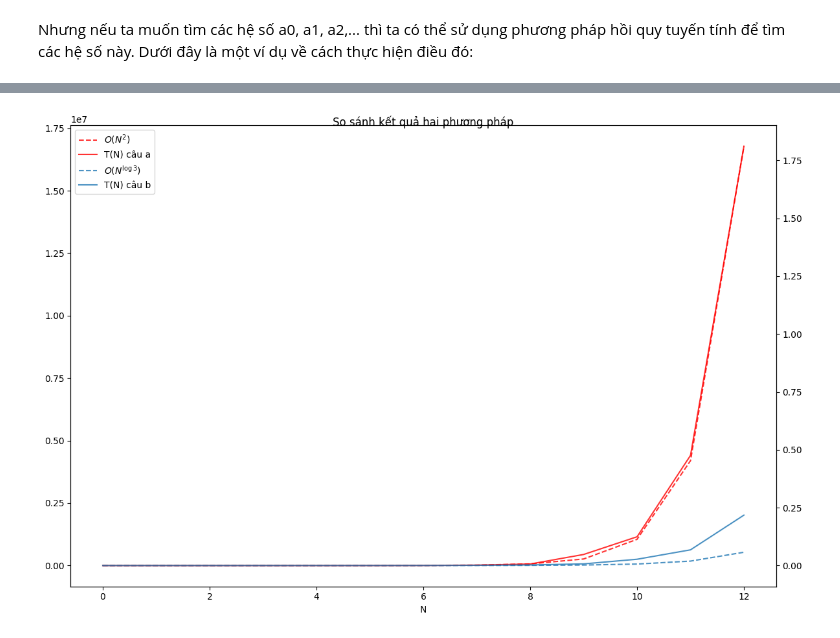
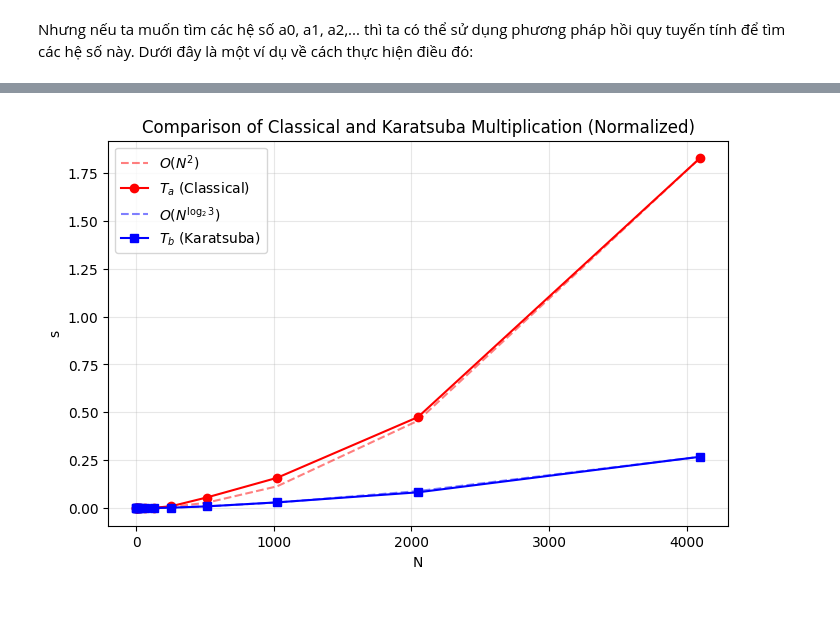
Before and after one commit to tano-dev/Algorithm-Analysis_MTH10325, a Jupyter notebook: Homework/TH/3/BTTH_PTTT_23110163_Tuan3.ipynb, the cells around one changed output, grey strips where cells are left out. Drawn from its saved outputs; the diff is of its cells as text; code cells hidden in the pictures; blank space fills up the shorter version.

```diff
--- a/Homework/TH/3/BTTH_PTTT_23110163_Tuan3.ipynb
+++ b/Homework/TH/3/BTTH_PTTT_23110163_Tuan3.ipynb
@@ -247,12 +243,13 @@ f(n) ~= O(n^3)
 
 ![image.png](attachment:image.png)
 # %%
+
+# Bài 2
 def listRNG(N):
     n = []
     for _ in range(N):
         n.append(random.randint(0, 9))
 
-    # Remove leading zero
     while n[0] == 0:
         n[0] = random.randint(1, 9)
     return n
@@ -271,9 +268,25 @@ def list_to_number(digits):
         number = number * 10 + digit
     return number
 
+def plot_time_complexity(T, bigO_line, bigO_label, title=''):
+
+    plt.figure(figsize=(8, 5))
+    ax = plt.gca()
+    ax2 = ax.twinx()
+    ax.set_xlabel('N')
+
+    line1, = ax.plot(bigO_line, label=bigO_label, color='r', ls='--', alpha=0.8)
+    ax.set_ylabel('Độ phức tạp thời gian', color=line1.get_color())
+    line2, = ax2.plot(T, label='T(N)', color='C0', alpha=0.8)
+    ax2.set_ylabel('Thời gian thực hiện (s)', color=line2.get_color())
+    ax.legend(handles=[line1, line2])
+
+    if title:
+        plt.title(title)
+
+    plt.show()
+
 # 2a
-
-
 def classic_multiply(A, B):
     len_a, len_b = len(A), len(B)
     res = [0] * (len_a + len_b)
@@ -308,32 +321,10 @@ for k in range(13):
     print(f'{k = }, took {duration}s')
     T_a.append(duration)
 
-def plot_time_complexity(T, bigO_line, bigO_label, title=''):
-
-    plt.figure(figsize=(8, 5))
-    ax = plt.gca()
-    ax2 = ax.twinx()
-    ax.set_xlabel('N')
-
-    line1, = ax.plot(bigO_line, label=bigO_label, color='r', ls='--', alpha=0.8)
-    ax.set_ylabel('Độ phức tạp thời gian', color=line1.get_color())
-    line2, = ax2.plot(T, label='T(N)', color='C0', alpha=0.8)
-    ax2.set_ylabel('Thời gian thực hiện (s)', color=line2.get_color())
-    ax.legend(handles=[line1, line2])
-
-    if title:
-        plt.title(title)
-
-    plt.show()
 
 
 bigO_line_a = list(map(lambda x: x**2, Ns_a))
-plot_time_complexity(T_a, bigO_line_a, bigO_label='$O(N^2)$',title=f'So sánh thuật toán câu 2a với $O(N^2)$')
-
-
-
-
-
+plot_time_complexity(T_a, bigO_line_a, bigO_label='$O(N^2)$',title=f'Comparison 2a vs $O(N^2)$')
 
 # 2b
 def split(n: int):
@@ -400,25 +391,29 @@ for k in range(13):
     T_b.append(duration)
 
 bigO_line_b = list(map(lambda x: x**log2(3) , Ns_b))
-plot_time_complexity(T_b, bigO_line_b, bigO_label='$O(N^{\log{3}})$',title='So sánh thuật toán câu 2b với $O(N^{\log{3}})$')
+plot_time_complexity(T_b, bigO_line_b, bigO_label='$O(N^{\log{3}})$',title='Comparison 2b vs $O(N^{\log{3}})$')
 
 
 
 # So sánh 2 phương pháp
-plt.figure(figsize=(12, 8))
-ax = plt.gca()
-ax2 = ax.twinx()
-ax.set_xlabel('N')
+# Tính hệ số C để chuẩn hóa đường lý thuyết về cùng đơn vị thời gian (giây)
+C_a = T_a[-1] / bigO_line_a[-1]
+C_b = T_b[-1] / bigO_line_b[-1]
 
-line1, = ax.plot(bigO_line_a, label='$O(N^2)$', color='r', ls='--', alpha=0.8)
-line2, = ax.plot(bigO_line_b, label='$O(N^{\log{3}})$', color='C0', ls='--', alpha=0.8)
-line3, = ax2.plot(T_a, label='T(N) câu a', color='r', alpha=0.8)
-line4, = ax2.plot(T_b, label='T(N) câu b', color='C0', alpha=0.8)
+bigO_line_a_scaled = [x * C_a for x in bigO_line_a]
+bigO_line_b_scaled = [x * C_b for x in bigO_line_b]
 
-ax2.xaxis.set_visible(False)
-ax.legend(handles=[line1, line3, line2, line4])
+plt.figure(figsize=(8, 5))
+plt.plot(Ns_a, bigO_line_a_scaled, label='$O(N^2)$', color='red', ls='--', alpha=0.5)
+plt.plot(Ns_a, T_a, label='$T_a$ (Classical)', color='red', marker='o')
 
-plt.tight_layout()
-plt.suptitle(f'So sánh kết quả hai phương pháp')
+plt.plot(Ns_a, bigO_line_b_scaled, label='$O(N^{\log_2{3}})$', color='blue', ls='--', alpha=0.5)
+plt.plot(Ns_a, T_b, label='$T_b$ (Karatsuba)', color='blue', marker='s')
+
+plt.xlabel('N')
+plt.ylabel('s')
+plt.legend()
+plt.title('Comparison of Classical and Karatsuba Multiplication (Normalized)')
+plt.grid(True, alpha=0.3)
 plt.show()
 # %% [output]
@@ -453 +448 @@ k = 12, took 0.21774110000114888s
-[figure, old version]
+[figure, new version]
```
Also changed, not shown: parts of 3 cells of this notebook, 4 other files.
